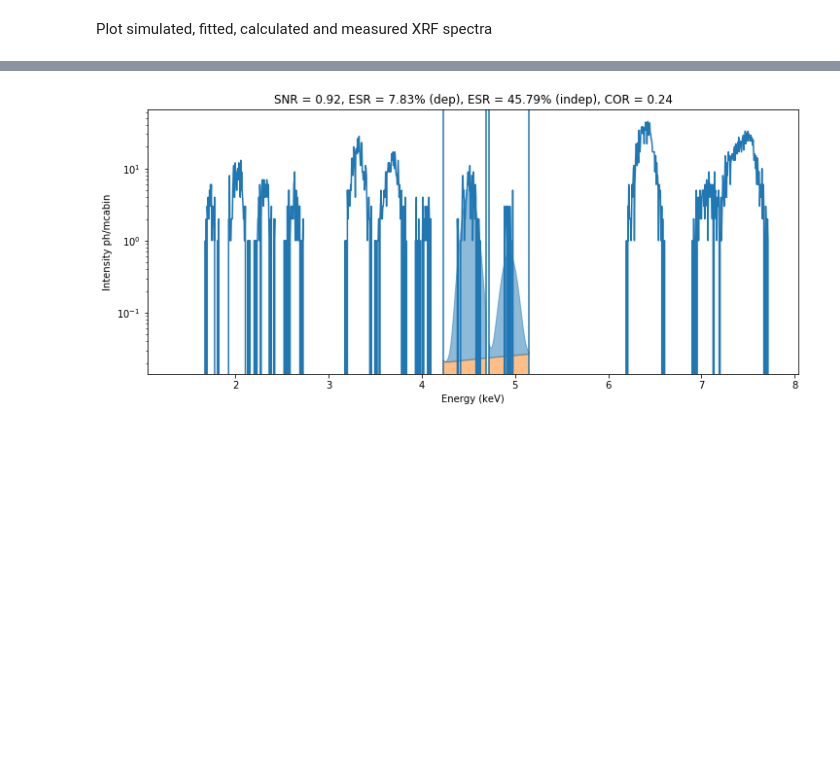
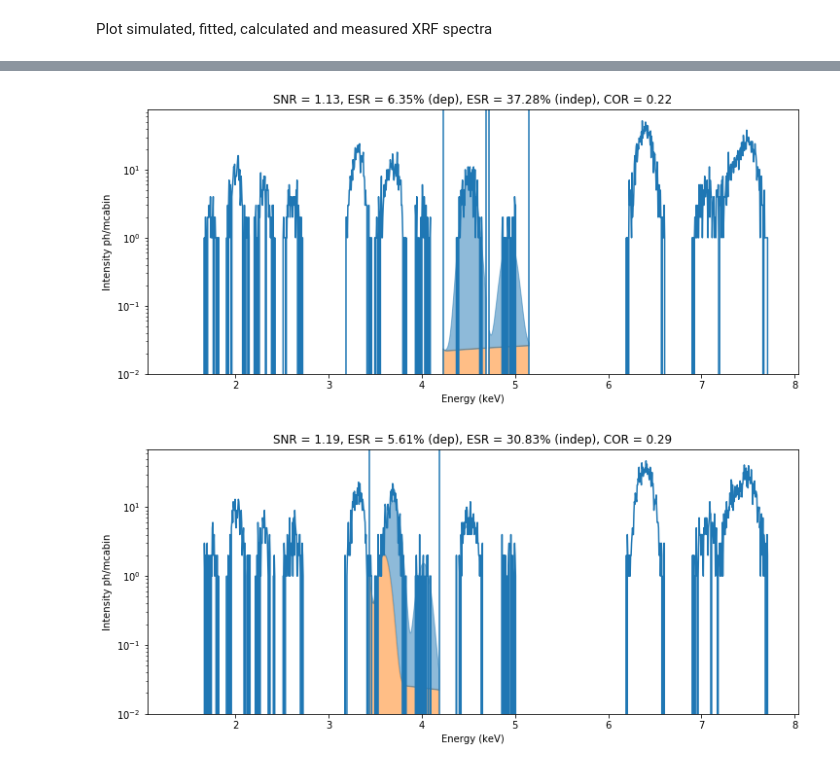
Before and after one commit to woutdenolf/spectrocrunch, a Jupyter notebook: doc/source/tutorials/montecarlo.ipynb, the cells around one changed output, grey strips where cells are left out. Cells and saved outputs as stored; diff of their text form; code cells hidden in the pictures; blank space fills up the shorter version.

```diff
--- a/doc/source/tutorials/montecarlo.ipynb
+++ b/doc/source/tutorials/montecarlo.ipynb
@@ -505,6 +491,8 @@ if 'xrf' in experiments:
     plt.figure(figsize=(12,7))
     ylog = True
     fitresult['plot'](ylog=ylog, label='MC')
+    matrix_counts = fitresult['ymatrix']
+    matrix_energy = fitresult['energy']
 
     # Plot theoretical spectrum of sample
     backfunc = fitresult['interpol_energy'](fitresult['yback'])
@@ -514,7 +502,10 @@ if 'xrf' in experiments:
     spectrum.plot(decompose=False,
                   legend=True,
                   forcelines=False,
-                  sumlabel='calc',
+                  sumlabel='FP',
+                  **kwargs)
+    spectrum.plot(legend=False,
+                  forcelines=True,
                   **kwargs)
     spectrum_energy, spectrum_counts, label = spectrum.sumspectrum(**kwargs)
 
@@ -527,6 +518,6 @@ if 'xrf' in experiments:
 
     ax = plt.gca()
     if ylog:
-        ax.set_ylim([0.1, spectrum_counts.max()*10])
+        ax.set_ylim(bottom=0.01)
     #ax.set_xlim([1.5, 5])
 # %% [output]
@@ -534,10 +524,0 @@ if 'xrf' in experiments:
-# %%
-from spectrocrunch.materials import xrayspectrum
-
-if 'xrf' in experiments:
-    for el, line in [('Ti', 'KL3'), ('Ca', 'KL3')]:
-        line = element.Element(el).fluolines(line)
-        energy = line.energy()
-        idx1 = np.argmin(np.abs(spectrum_energy-energy))
-        idx2 = np.argmin(np.abs(mc_energy-energy))
-        print('FP/MC = {} @ {}'.format(spectrum_counts[idx1]/mc_counts[idx2], line))
@@ -554,13 +532,14 @@ if 'xrf' in experiments:
     # Or define by element and energy-range
     def getfluolines(ele, emin, emax):
         lines = xrayspectrum.FluoLine.factory(energybounds=(ele, emin, emax))
-        return ["{}-{}".format(ele,line) for line in lines]
+        return list([ele+'-'+str(line) for line in lines])
     emin,emax = pymcahandle.emin, pymcahandle.emax
-    lines = [getfluolines("Ti", emin, emax)]
+    lines = [getfluolines("Ti", emin, emax),
+             getfluolines("Ca", emin, emax)]
 
-    def SNR(spectrum, backfunc, lines, plot=True, plotlines=False):
+    def SNR(spectrum, backfunc, lines, plot=True, plotlines=False, ylog=True):
         def linevalid(ln):
-            return any(ln.startswith(line) for line in lines)
+            return any(ln.startswith(str(line)) for line in lines)
         ret = spectrum.snr(linevalid,
                            fluxtime=pymcahandle.I0,
                            histogram=True,
@@ -574,18 +553,40 @@ if 'xrf' in experiments:
                           forcelines=True,
                           title=None,
                           legend=False,
-                          log=True)
-        else:
+                          ylog=True)
+        elif ylog:
             plt.gca().set_yscale('log', basey=10)
+        if ylog:
+            plt.gca().set_ylim(bottom=0.01)
+        #plt.xlim((1,3))
         return ret
 
     nfrac = pymcahandle.sample.mixlayers().elemental_molefractions()
-    for line in lines:
+    wfrac = pymcahandle.sample.mixlayers().elemental_massfractions()
+    wfit = fitresult['massfractions']
+    for sublines in lines:
         plt.figure(figsize=(12,5))
-        ele = line[0].split('-')[0]
-        relerror = SNR(spectrum, backfunc, line)['ESR (independent)']*100
-        print('{} ppm {}: stdev/signal = {:.02f}%'.format(nfrac[ele]*1e6, ele, relerror))
+        ele = element.Element(sublines[0].split('-')[0])
+        relerror = SNR(spectrum, backfunc, sublines)['ESR (independent)']
+        wfracele = wfrac[ele]
+        wfitele = np.nan
+        for k, v in wfit.items():
+            if k.element == ele:
+                wfitele = v
+        wfiterr = (wfitele-wfracele)/wfracele
+        print('{}:\n FP stdev/signal = {:.02f}%\n nfrac = {} ppm\n wfrac = {} wppm\n wfit = {} wppm ({:.02f}%)'
+              .format(ele, relerror*100, nfrac[ele]*1e6, wfracele*1e6, wfitele*1e6, wfiterr*100))
 
-    #plt.ylim((1,1e5))
-    #plt.xlim((1,3))
+        sublines = [ele.fluolines(line.split('-')[1]) for line in sublines]
+        i = np.argmax([spectrum[line] for line in sublines])
+        maxline = sublines[i]
+        energy = maxline.energy()
+        spectrumi = np.argmin(np.abs(spectrum_energy-energy))
+        mci = np.argmin(np.abs(mc_energy-energy))
+        matrixi = np.argmin(np.abs(matrix_energy-energy))
+        err = (spectrum_counts[spectrumi]-mc_counts[mci])/mc_counts[mci]
+        print(' {}:'.format(maxline))
+        print('  FP error = {:.02f}%'.format(err*100))
+        err = (matrix_counts[matrixi]-mc_counts[mci])/mc_counts[mci]
+        print('  Matrix error = {:.02f}%'.format(err*100))
 # %% [output]
@@ -593 +609,2 @@ if 'xrf' in experiments:
-[figure, old version]
+[figure, new version]
+[figure, added]
```
Also changed, not shown: parts of 7 cells of this notebook, 6 other files.
